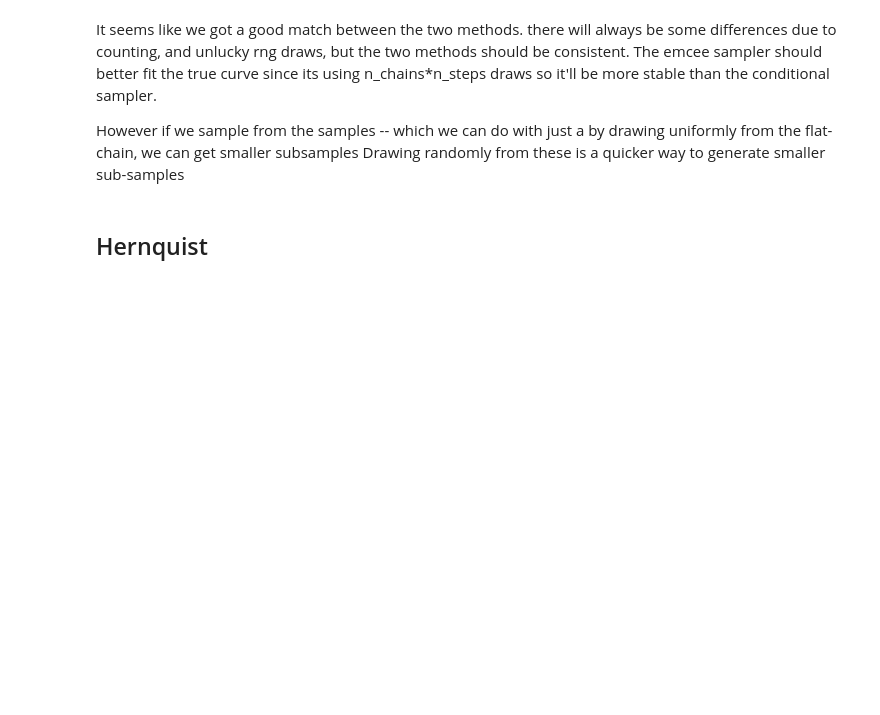
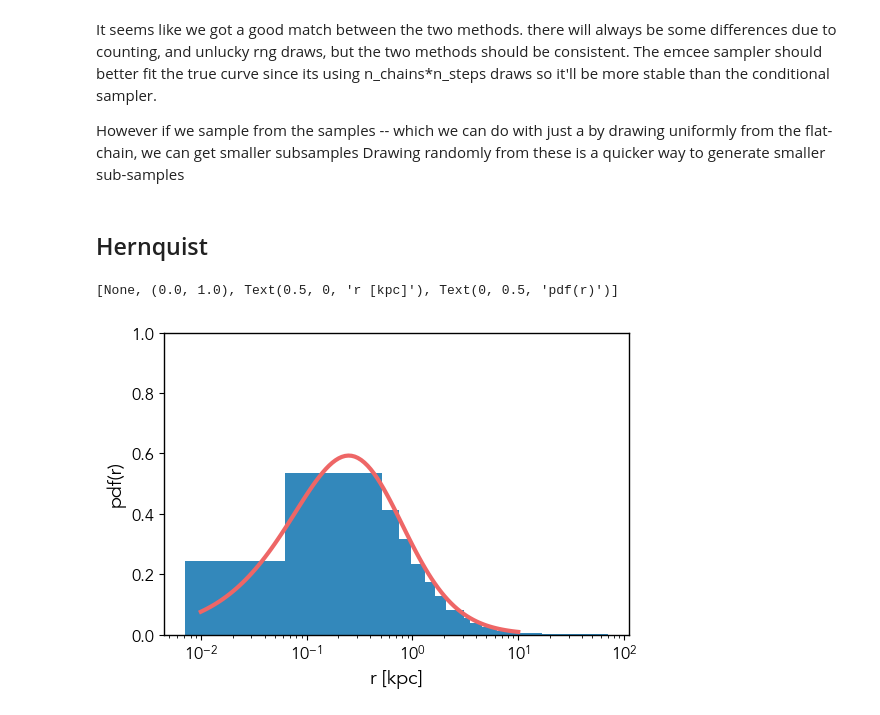
Before and after one commit to jguerra-astro/dynamicall, a Jupyter notebook: notebooks/example_samplingIsochrone.ipynb, the cells around one changed output. Cells and saved outputs as stored; diff of their text form; code cells hidden in the pictures; blank space fills up the shorter version.

```diff
--- a/notebooks/example_samplingIsochrone.ipynb
+++ b/notebooks/example_samplingIsochrone.ipynb
@@ -118,6 +154,20 @@ meanv2,_,bin_numbers = binned_statistic(r[q],vr[q],'mean',bins=bin_edges)
 mu2,_,bin_numbers    = binned_statistic(r[q],vr[q]**2,'mean',bins=bin_edges)
 meanv2_tot,_,bin_numbers = binned_statistic(r,vr,'mean',bins=bin_edges)
 mu2_tot,_,bin_numbers    = binned_statistic(r,vr**2,'mean',bins=bin_edges)
+# %%
+r_temp = np.logspace(-2,1,100)
+fig,ax = plt.subplots()
+ax.hist(r,bins=bin_edges,density=True)
+ax.plot(r_temp,model.pdf_r(r_temp))
+ax.set(
+    xscale='log',
+    ylim=[0,1],
+    xlabel = 'r [kpc]',
+    ylabel =r'pdf(r)'
+)
+# %% [output]
+[None, (0.0, 1.0), Text(0.5, 0, 'r [kpc]'), Text(0, 0.5, 'pdf(r)')]
+[figure, added]
 # %%
 fig,ax = plt.subplots()
 
```
Also changed, not shown: parts of 13 cells of this notebook, 7 other files.
